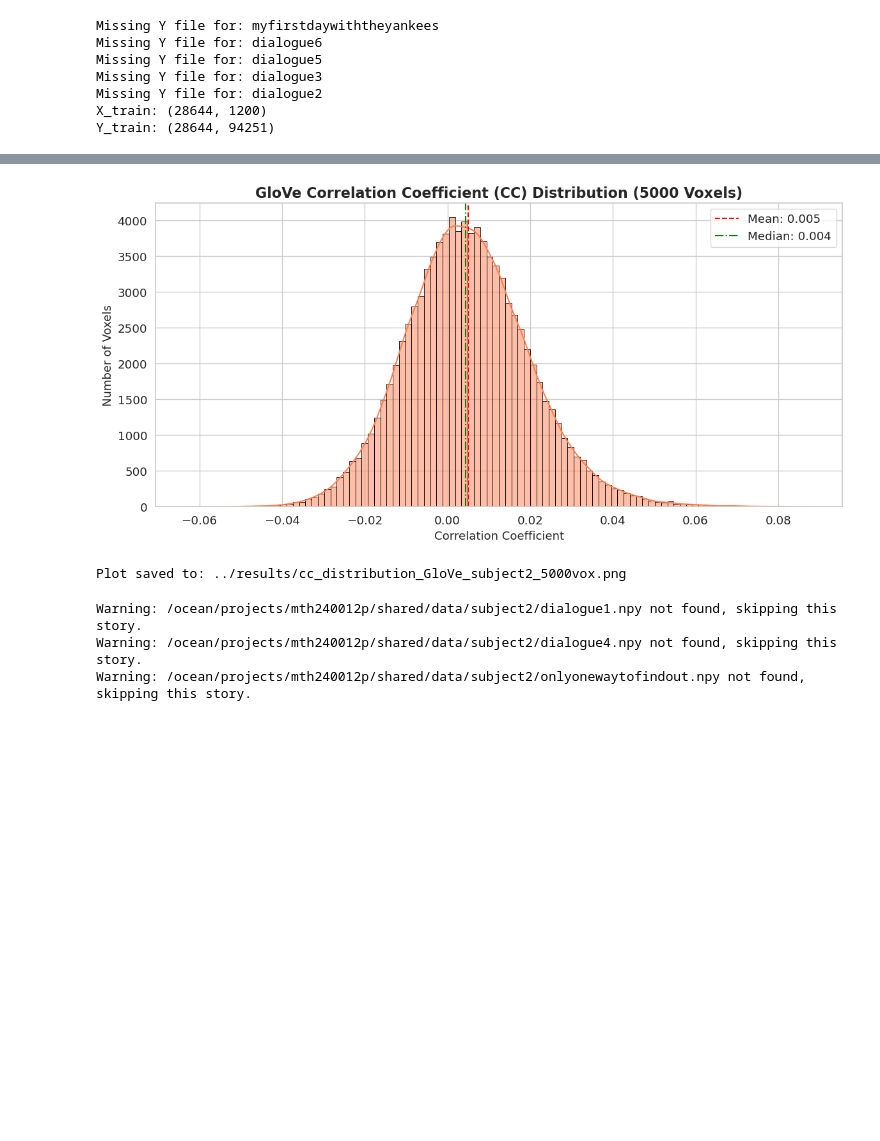
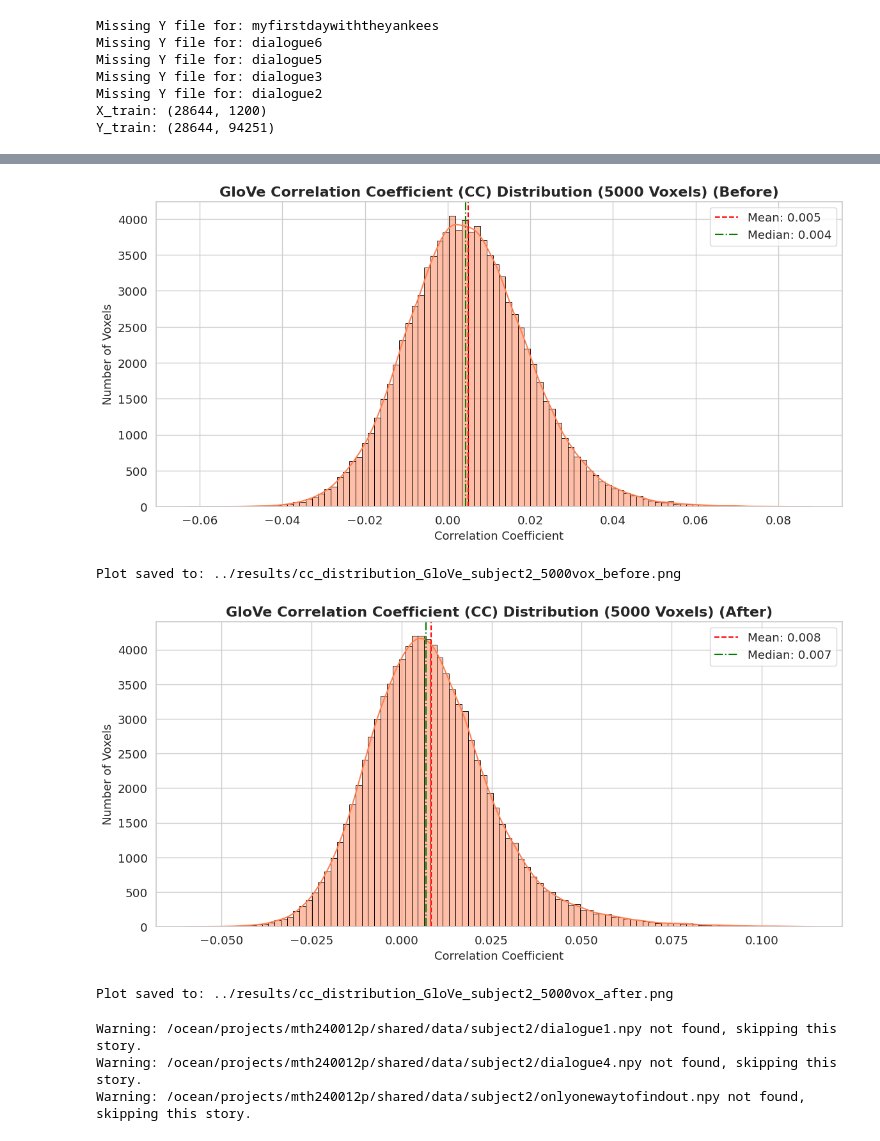
Before and after one commit to lunamk1/lab3-1, a Jupyter notebook: code/GloVe.ipynb, the cells around one changed output, grey strips where cells are left out. Saved outputs shown, nothing was run; the diff lists cells and outputs as text; code cells hidden in the pictures; blank space fills up the shorter version.

```diff
--- a/code/GloVe.ipynb
+++ b/code/GloVe.ipynb
@@ -173,13 +173,13 @@ Y_train_clean = Y_train[mask]
 
 Y_train_small = Y_train_clean[:, :]
 
-# ----- Cross Validation -----
+# ----- First CC Result with alpha=100 -----
 ridge = Ridge(alpha=100.0)
 cv_scores = cross_val_score(ridge, X_train_clean, Y_train_small, cv=5, scoring='neg_mean_squared_error')
+print(f"First CC result with alpha=100:")
 print(f"Cross-validation scores: {cv_scores}")
 print(f"Mean cross-validation score: {np.mean(cv_scores):.4f}")
 
-# Fit Ridge
-ridge = Ridge(alpha=100.0)
+# Fit Ridge with alpha=100
 ridge.fit(X_train_clean, Y_train_small)
 # %% [output]
@@ -243,32 +304,55 @@ Top 5% CC: 0.0302
 # %%
 # ----- Visualization -----
-# ----- Histogram -----
+# ----- Histogram of before tunning the alpha-----
 
 import seaborn as sns
 import matplotlib.pyplot as plt
 
 sns.set(style="whitegrid", font_scale=1.2)
 plt.figure(figsize=(12, 6))
 
 sns.histplot(ccs_GloVe[~np.isnan(ccs_GloVe)], bins=100, kde=True, color="#FF7F50", edgecolor="black", stat="count")
 plt.axvline(np.mean(ccs_GloVe), color='red', linestyle='--', label=f"Mean: {np.mean(ccs_GloVe):.3f}")
 plt.axvline(np.median(ccs_GloVe), color='green', linestyle='-.', label=f"Median: {np.median(ccs_GloVe):.3f}")
-plt.title("GloVe Correlation Coefficient (CC) Distribution (5000 Voxels)", fontsize=16, weight="bold")
+plt.title("GloVe Correlation Coefficient (CC) Distribution (5000 Voxels) (Before)", fontsize=16, weight="bold")
 plt.xlabel("Correlation Coefficient", fontsize=13)
 plt.ylabel("Number of Voxels", fontsize=13)
 plt.legend()
 plt.tight_layout()
 
 # Save plot
 save_dir = os.path.join("..", "results")
-plot_path = os.path.join(save_dir, "cc_distribution_GloVe_subject2_5000vox.png")
+plot_path = os.path.join(save_dir, "cc_distribution_GloVe_subject2_5000vox_before.png")
 plt.savefig(plot_path, dpi=300)
 plt.show()
 
 print(f"Plot saved to: {plot_path}")
+
+# ----- Histogram of after tunning the alpha-----
+sns.set(style="whitegrid", font_scale=1.2)
+plt.figure(figsize=(12, 6))
+
+sns.histplot(ccs_best[~np.isnan(ccs_GloVe)], bins=100, kde=True, color="#FF7F50", edgecolor="black", stat="count")
+plt.axvline(np.mean(ccs_best), color='red', linestyle='--', label=f"Mean: {np.mean(ccs_best):.3f}")
+plt.axvline(np.median(ccs_best), color='green', linestyle='-.', label=f"Median: {np.median(ccs_best):.3f}")
+plt.title("GloVe Correlation Coefficient (CC) Distribution (5000 Voxels) (After)", fontsize=16, weight="bold")
+plt.xlabel("Correlation Coefficient", fontsize=13)
+plt.ylabel("Number of Voxels", fontsize=13)
+plt.legend()
+plt.tight_layout()
+
+# Save plot
+save_dir = os.path.join("..", "results")
+plot_path = os.path.join(save_dir, "cc_distribution_GloVe_subject2_5000vox_after.png")
+plt.savefig(plot_path, dpi=300)
+plt.show()
+
+print(f"Plot saved to: {plot_path}")
 # %% [output]
-[figure, old version]
+[figure, new version]
-Plot saved to: ../results/cc_distribution_GloVe_subject2_5000vox.png
+Plot saved to: ../results/cc_distribution_GloVe_subject2_5000vox_before.png
+[figure, added]
+Plot saved to: ../results/cc_distribution_GloVe_subject2_5000vox_after.png
 # %%
 # ----- Stability Check -----
 # Perform the differences between different stories
```
Also changed, not shown: parts of 6 cells of this notebook.
